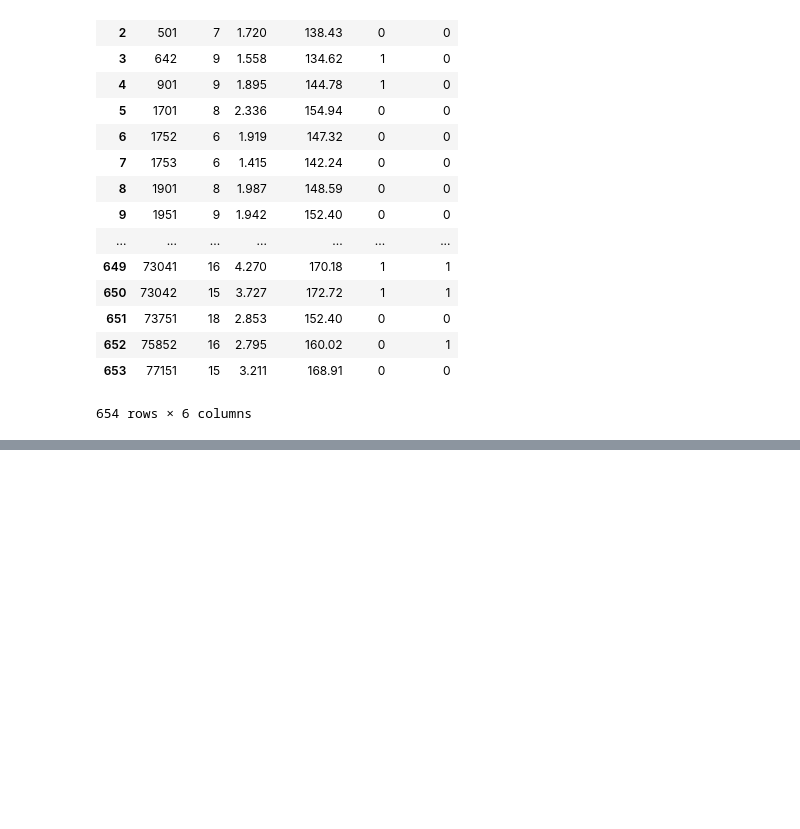
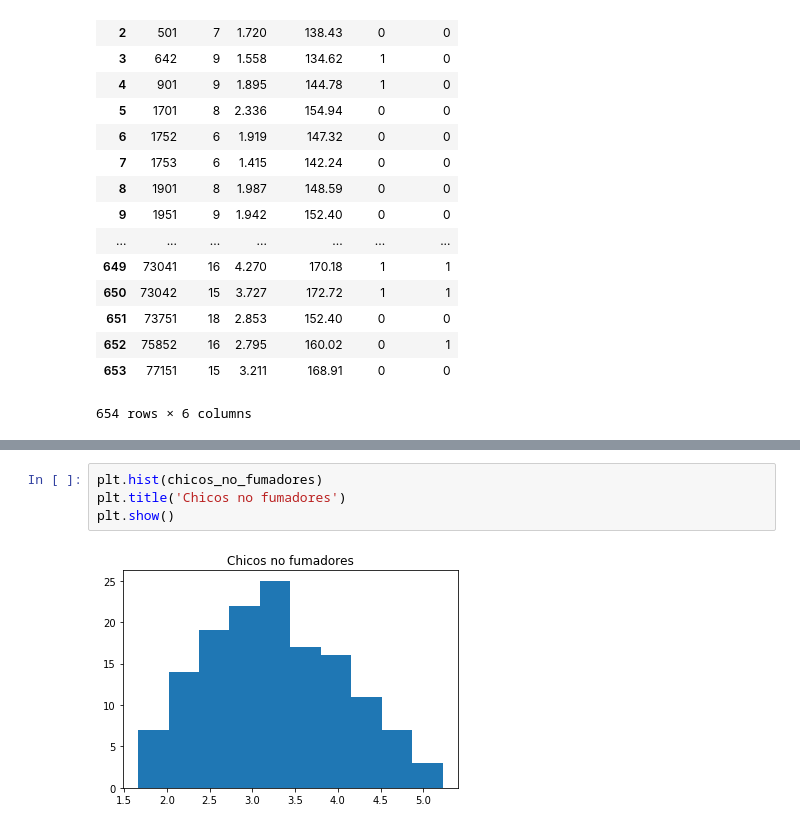
Before and after one commit to gperezor/Problemas_Inferencia, a Jupyter notebook: Cuaderno_Problemas_Finales.ipynb, the cells around one changed output, grey strips where cells are left out. Cells and saved outputs as stored; diff of their text form; blank space fills up the shorter version.

```diff
--- a/Cuaderno_Problemas_Finales.ipynb
+++ b/Cuaderno_Problemas_Finales.ipynb
@@ -51,0 +101,6 @@ df2.describe()
+# %%
+plt.hist(chicos_no_fumadores)
+plt.title('Chicos no fumadores')
+plt.show()
+# %% [output]
+[figure, added]
```
Also changed, not shown: parts of 7 cells of this notebook.
